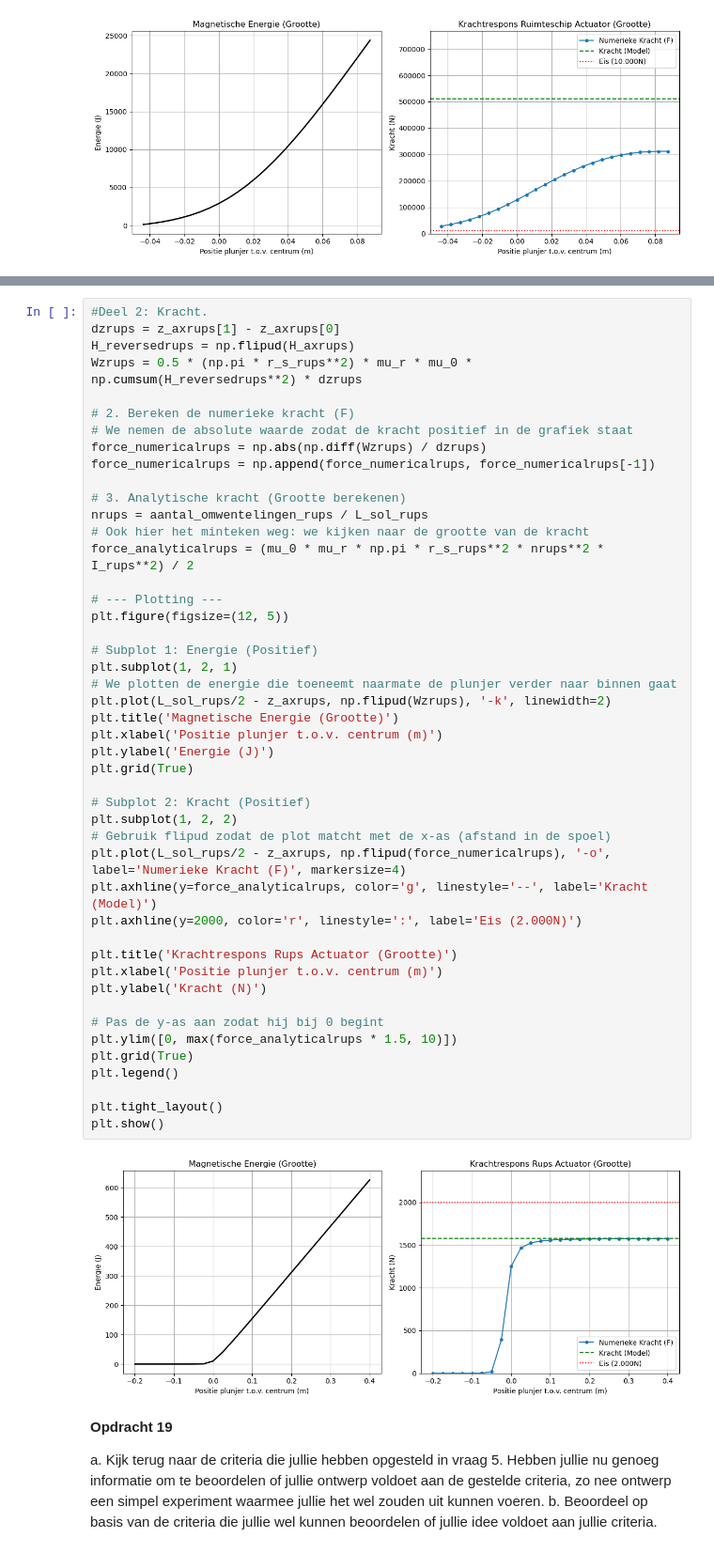
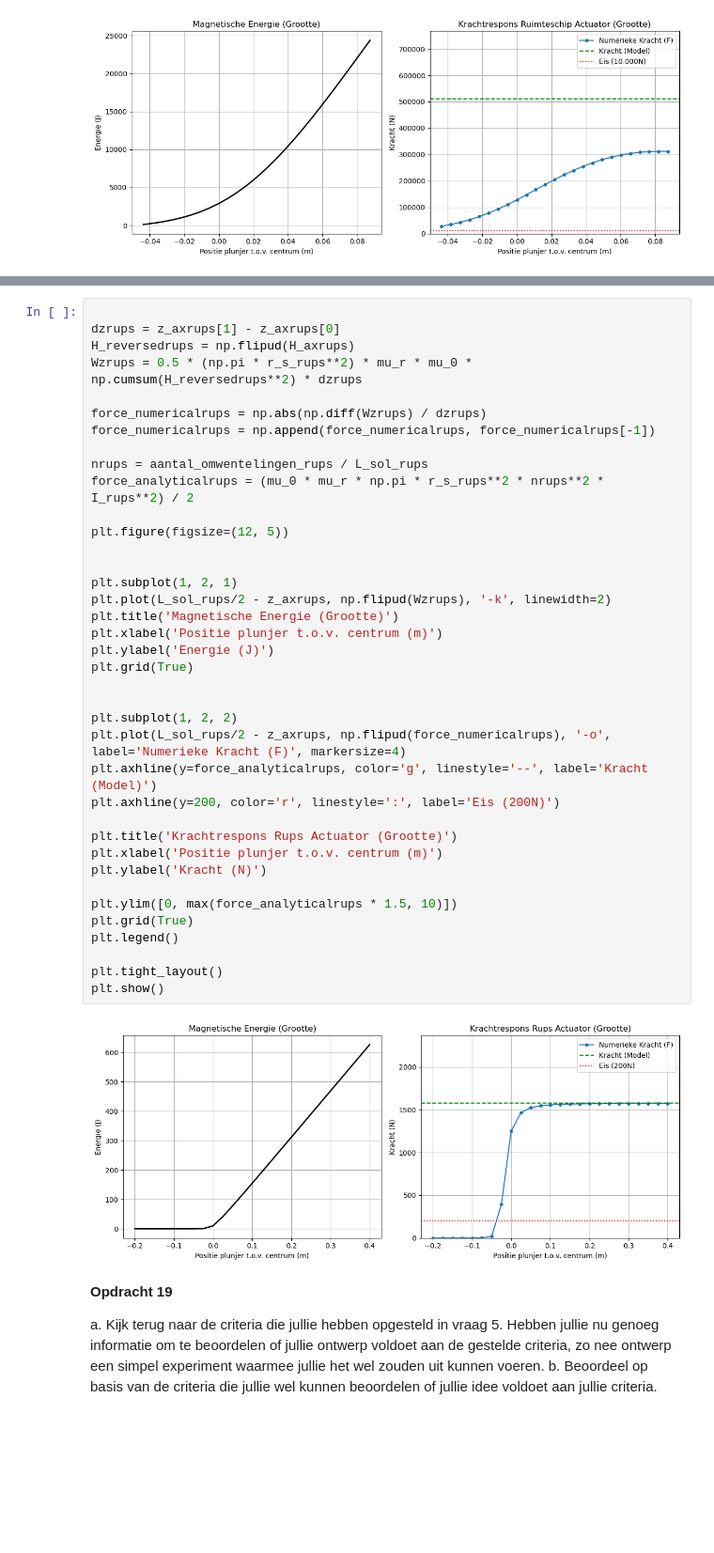
Before and after one commit to carstenschroevers-eng/opdrachten-DEF-D, a Jupyter notebook: DigitaleOntwerpopdrachten/2KrachtactuatorOpdracht/KrachtactuatorOpdracht.ipynb, the cells around one changed output, grey strips where cells are left out. Shown at 94% size. Drawn from its saved outputs; the diff is of its cells as text; blank space fills up the shorter version.

```diff
--- a/DigitaleOntwerpopdrachten/2KrachtactuatorOpdracht/KrachtactuatorOpdracht.ipynb
+++ b/DigitaleOntwerpopdrachten/2KrachtactuatorOpdracht/KrachtactuatorOpdracht.ipynb
@@ -959,51 +868,43 @@ Berekenen veldpunt 25/25...
 # %%
-#Deel 2: Kracht.
+
 dzrups = z_axrups[1] - z_axrups[0]
 H_reversedrups = np.flipud(H_axrups)
 Wzrups = 0.5 * (np.pi * r_s_rups**2) * mu_r * mu_0 * np.cumsum(H_reversedrups**2) * dzrups
 
-# 2. Bereken de numerieke kracht (F)
-# We nemen de absolute waarde zodat de kracht positief in de grafiek staat
 force_numericalrups = np.abs(np.diff(Wzrups) / dzrups)
 force_numericalrups = np.append(force_numericalrups, force_numericalrups[-1])
 
-# 3. Analytische kracht (Grootte berekenen)
 nrups = aantal_omwentelingen_rups / L_sol_rups
-# Ook hier het minteken weg: we kijken naar de grootte van de kracht
 force_analyticalrups = (mu_0 * mu_r * np.pi * r_s_rups**2 * nrups**2 * I_rups**2) / 2
 
-# --- Plotting ---
 plt.figure(figsize=(12, 5))
 
-# Subplot 1: Energie (Positief)
+
 plt.subplot(1, 2, 1)
-# We plotten de energie die toeneemt naarmate de plunjer verder naar binnen gaat
 plt.plot(L_sol_rups/2 - z_axrups, np.flipud(Wzrups), '-k', linewidth=2)
 plt.title('Magnetische Energie (Grootte)')
 plt.xlabel('Positie plunjer t.o.v. centrum (m)')
 plt.ylabel('Energie (J)')
 plt.grid(True)
 
-# Subplot 2: Kracht (Positief)
+
 plt.subplot(1, 2, 2)
-# Gebruik flipud zodat de plot matcht met de x-as (afstand in de spoel)
 plt.plot(L_sol_rups/2 - z_axrups, np.flipud(force_numericalrups), '-o', label='Numerieke Kracht (F)', markersize=4)
 plt.axhline(y=force_analyticalrups, color='g', linestyle='--', label='Kracht (Model)')
-plt.axhline(y=2000, color='r', linestyle=':', label='Eis (2.000N)')
+plt.axhline(y=200, color='r', linestyle=':', label='Eis (200N)')
 
 plt.title('Krachtrespons Rups Actuator (Grootte)')
 plt.xlabel('Positie plunjer t.o.v. centrum (m)')
 plt.ylabel('Kracht (N)')
 
-# Pas de y-as aan zodat hij bij 0 begint
 plt.ylim([0, max(force_analyticalrups * 1.5, 10)])
 plt.grid(True)
 plt.legend()
 
 plt.tight_layout()
 plt.show()
 # %% [output]
-[figure, old version]
+[figure, new version]
 # %% [markdown]
 **Opdracht 19**
 
```
Also changed, not shown: parts of 15 cells of this notebook.
